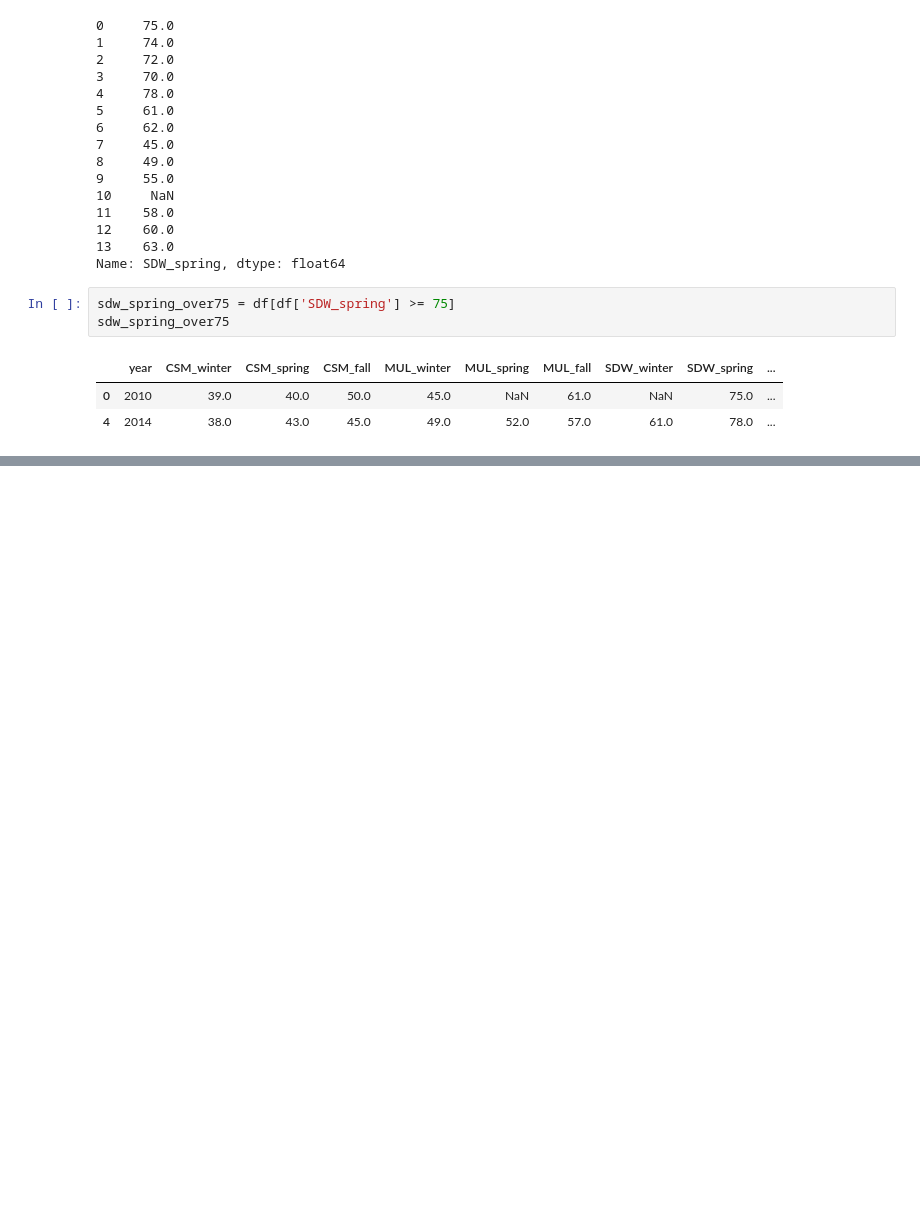
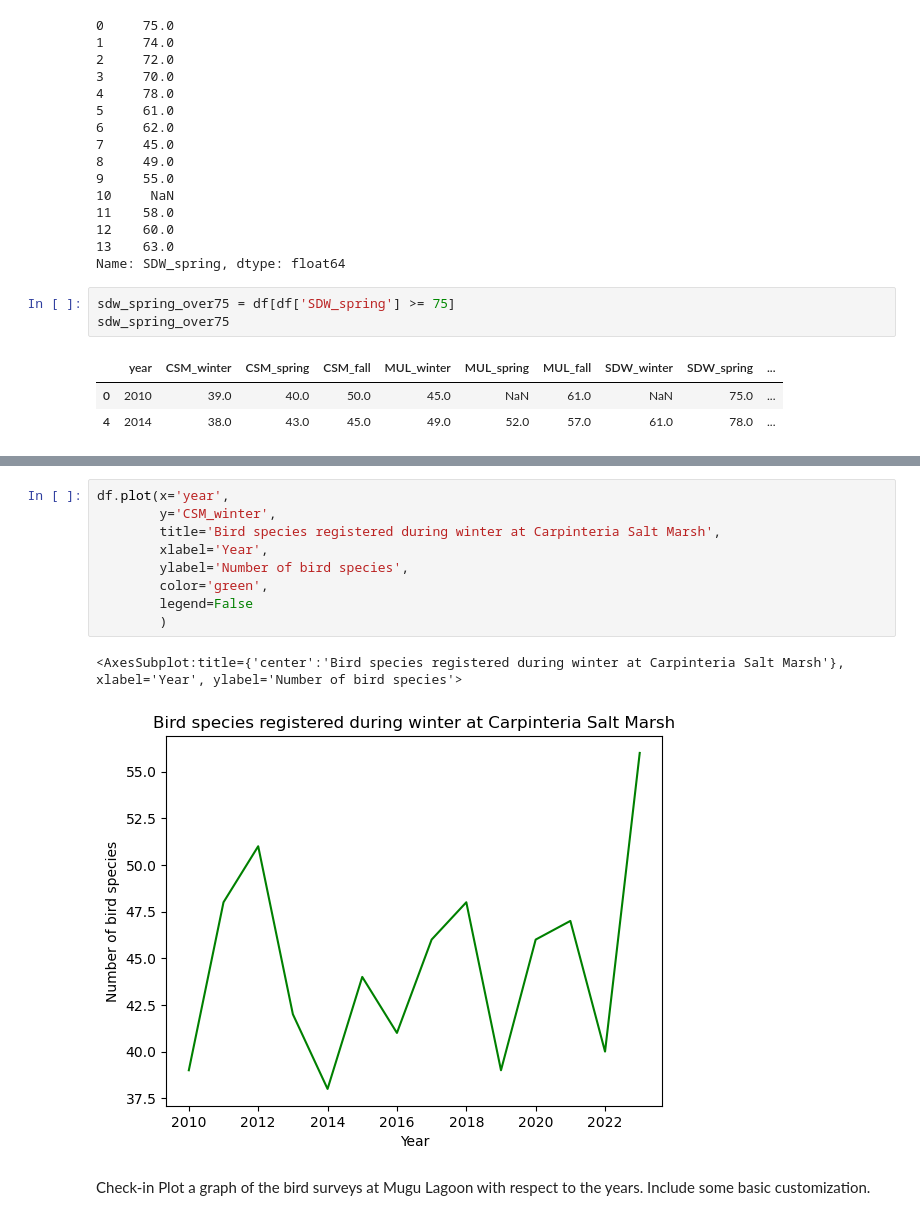
Before and after one commit to ryangreen6/eds220-2024-in-class, a Jupyter notebook: week2-dataframe-subsetting.ipynb, the cells around one changed output, grey strips where cells are left out. Drawn from its saved outputs; the diff is of its cells as text; blank space fills up the shorter version.

```diff
--- a/week2-dataframe-subsetting.ipynb
+++ b/week2-dataframe-subsetting.ipynb
@@ -297,0 +325,15 @@ sdw_spring_over75
+# %%
+df.plot(x='year',
+        y='CSM_winter',
+        title='Bird species registered during winter at Carpinteria Salt Marsh',
+        xlabel='Year',
+        ylabel='Number of bird species',
+        color='green',
+        legend=False
+        )
+# %% [output]
+<AxesSubplot:title={'center':'Bird species registered during winter at Carpinteria Salt Marsh'}, xlabel='Year', ylabel='Number of bird species'>
+[figure, added]
+# %% [markdown]
+Check-in
+Plot a graph of the bird surveys at Mugu Lagoon with respect to the years. Include some basic customization.
```
Also changed, not shown: parts of 27 cells of this notebook.
